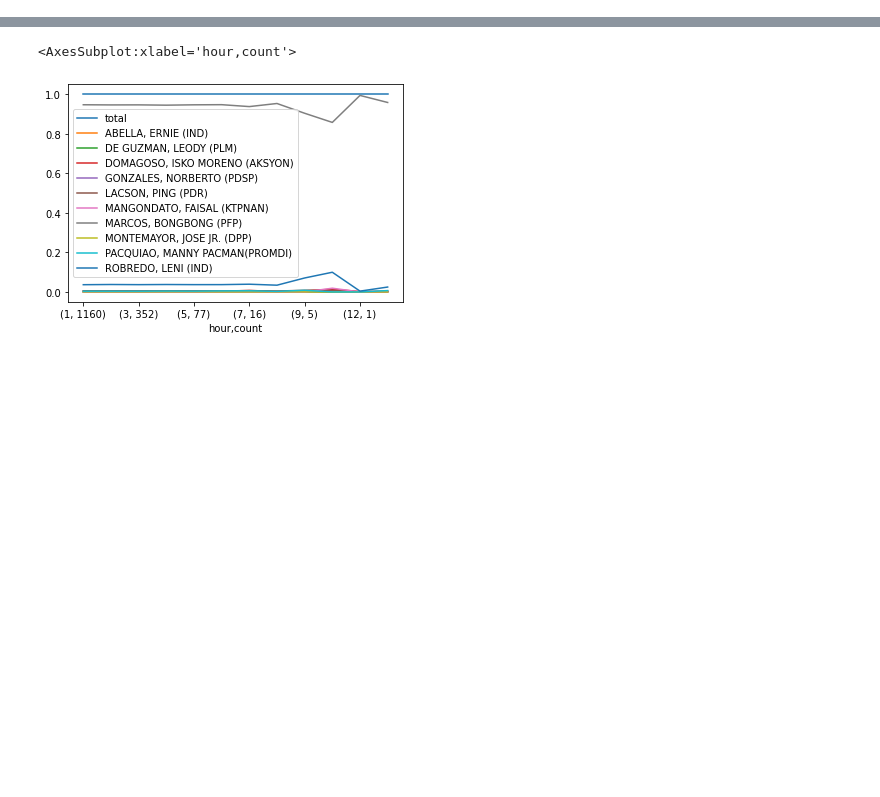
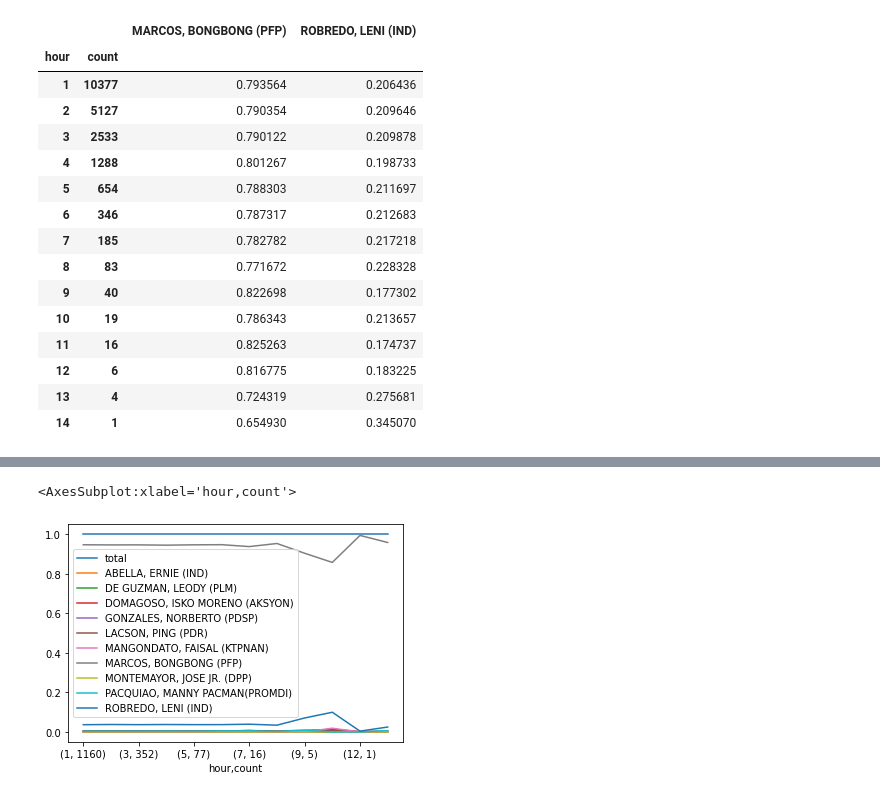
Before and after one commit to avsolatorio/philippine-elections-2022, a Jupyter notebook: ppc-transmission-simulation.ipynb, the cells around one changed output, grey strips where cells are left out. Cells and saved outputs as stored; diff of their text form; code cells hidden in the pictures; blank space fills up the shorter version.

```diff
--- a/ppc-transmission-simulation.ipynb
+++ b/ppc-transmission-simulation.ipynb
@@ -94,3 +133,22 @@ rv_data
+# %%
+sub_data.divide(sub_data.sum(axis=1), axis=0)
+# %% [output]
+|  |  | MARCOS, BONGBONG (PFP) | ROBREDO, LENI (IND) |
+| hour | count |  |  |
+| 1 | 10377 | 0.793564 | 0.206436 |
+| 2 | 5127 | 0.790354 | 0.209646 |
+| 3 | 2533 | 0.790122 | 0.209878 |
+| 4 | 1288 | 0.801267 | 0.198733 |
+| 5 | 654 | 0.788303 | 0.211697 |
+| 6 | 346 | 0.787317 | 0.212683 |
+| 7 | 185 | 0.782782 | 0.217218 |
+| 8 | 83 | 0.771672 | 0.228328 |
+| 9 | 40 | 0.822698 | 0.177302 |
+| 10 | 19 | 0.786343 | 0.213657 |
+| 11 | 16 | 0.825263 | 0.174737 |
+| 12 | 6 | 0.816775 | 0.183225 |
+| 13 | 4 | 0.724319 | 0.275681 |
+| 14 | 1 | 0.654930 | 0.345070 |
 # %%
 rv_data.divide(rv_data["total"], axis=0)
 # %% [output]
```
Also changed, not shown: parts of 9 cells of this notebook.
